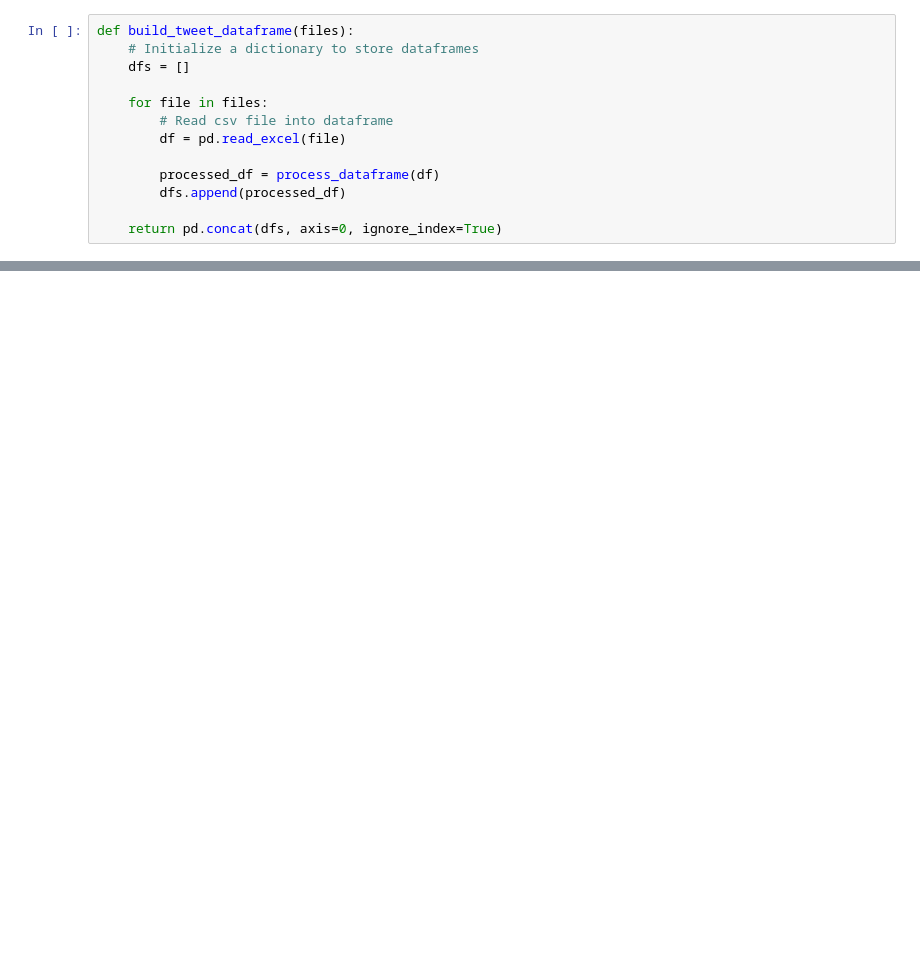
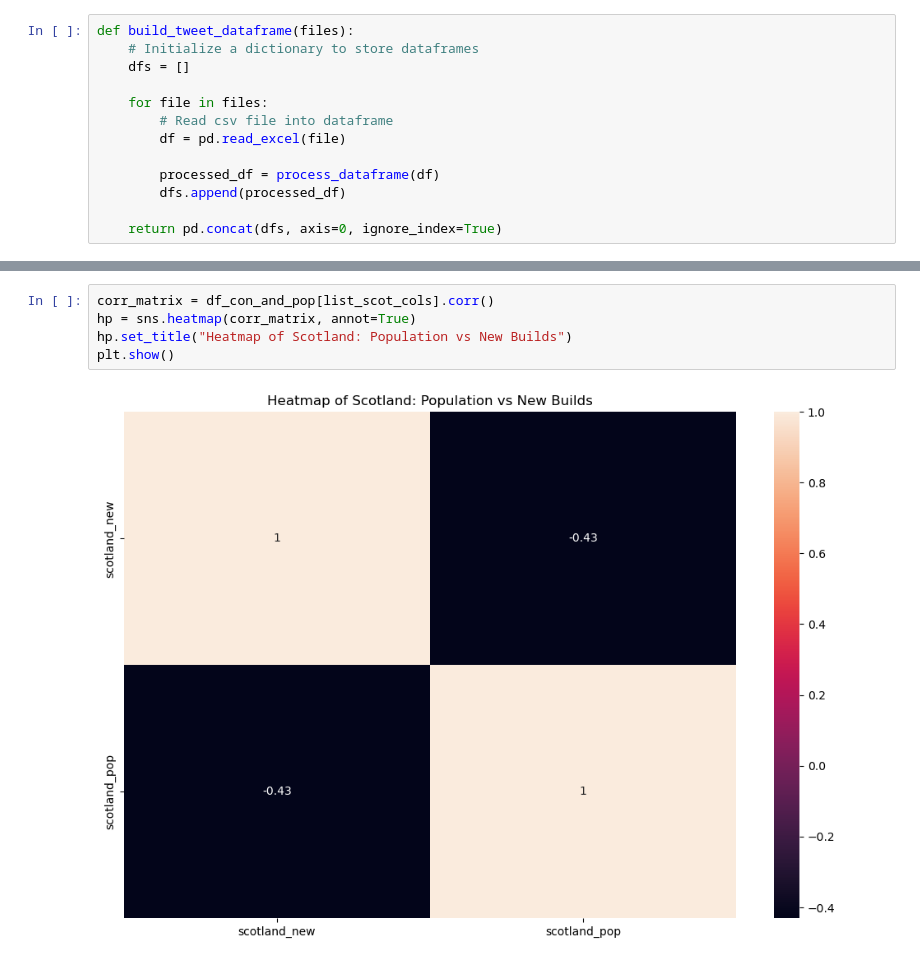
Before and after one commit to lcroash/MSC_SEM1_CA2, a Jupyter notebook: CA2.ipynb, the cells around one changed output, grey strips where cells are left out. Drawn from its saved outputs; the diff is of its cells as text; blank space fills up the shorter version.

```diff
--- a/CA2.ipynb
+++ b/CA2.ipynb
@@ -2605,0 +2528,7 @@ The 95% confidence interval for the slope of the regression line is: (-103.36094
+# %%
+corr_matrix = df_con_and_pop[list_scot_cols].corr()
+hp = sns.heatmap(corr_matrix, annot=True)
+hp.set_title("Heatmap of Scotland: Population vs New Builds")
+plt.show()
+# %% [output]
+[figure, added]
```
Also changed, not shown: parts of 234 cells of this notebook.
